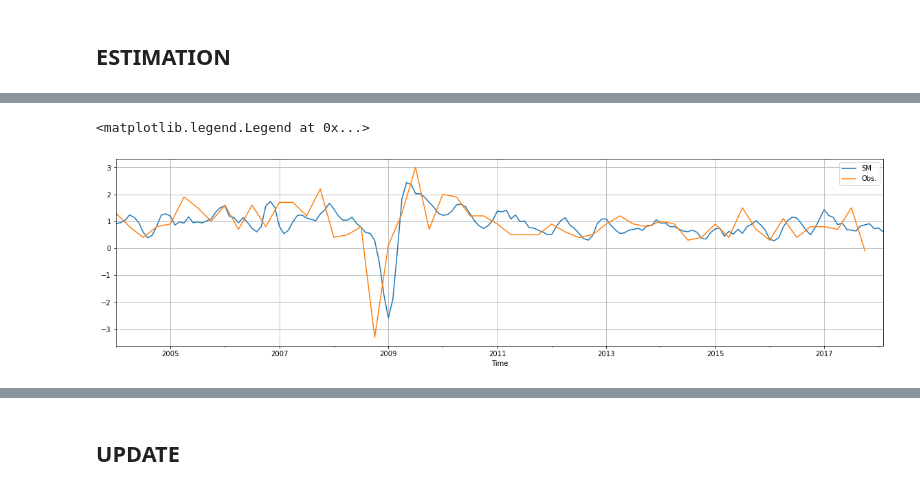
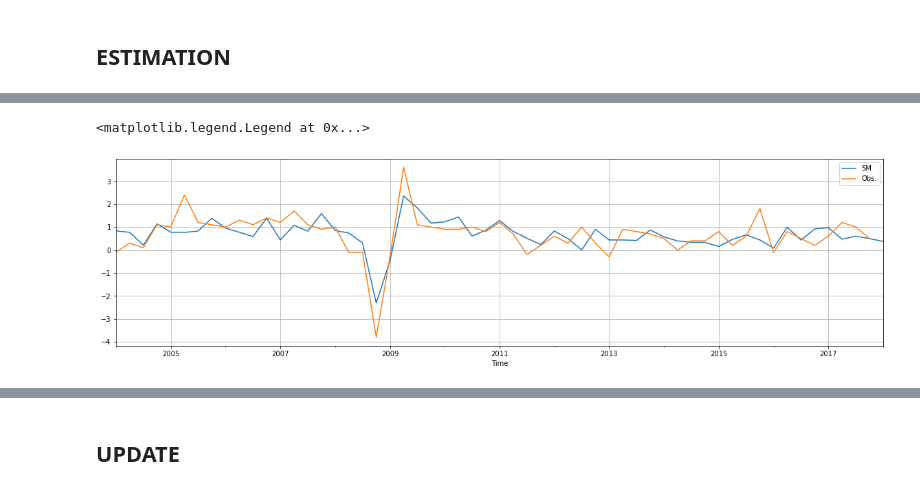
Before and after one commit to hyunchangyi/nowcasting, a Jupyter notebook: nowcasting_kr.ipynb, the cells around one changed output, grey strips where cells are left out. Saved outputs shown, nothing was run; the diff lists cells and outputs as text; code cells hidden in the pictures.

```diff
--- a/nowcasting_kr.ipynb
+++ b/nowcasting_kr.ipynb
@@ -1589,12 +1674,12 @@ Loop starts at 13:42:50.
 # %%
-x_sm, x_tr = get_smoothed('res_kr_tiny_t5', 'N_gdp', ['Global', 'Soft', 'Real', 'Labor'])
+x_sm, x_tr = get_smoothed('res_kr_tiny_t5', 'N_pc', ['Global', 'Soft', 'Real', 'Labor'])
 
 fig, axs = plt.subplots(1, 1, figsize=(20, 5))
 
-x_sm.loc['2001':].plot(ax=axs, label='SM')
+x_sm.loc['2001':].resample('Q').last().plot(ax=axs, label='SM')
 x_tr.loc['2001':].plot(ax=axs, label='Obs.')
 axs.grid()
 axs.legend()
 # %% [output]
 <matplotlib.legend.Legend at 0x...>
-[figure, old version]
+[figure, new version]
```
Also changed, not shown: parts of 49 cells of this notebook, 4 other files.
